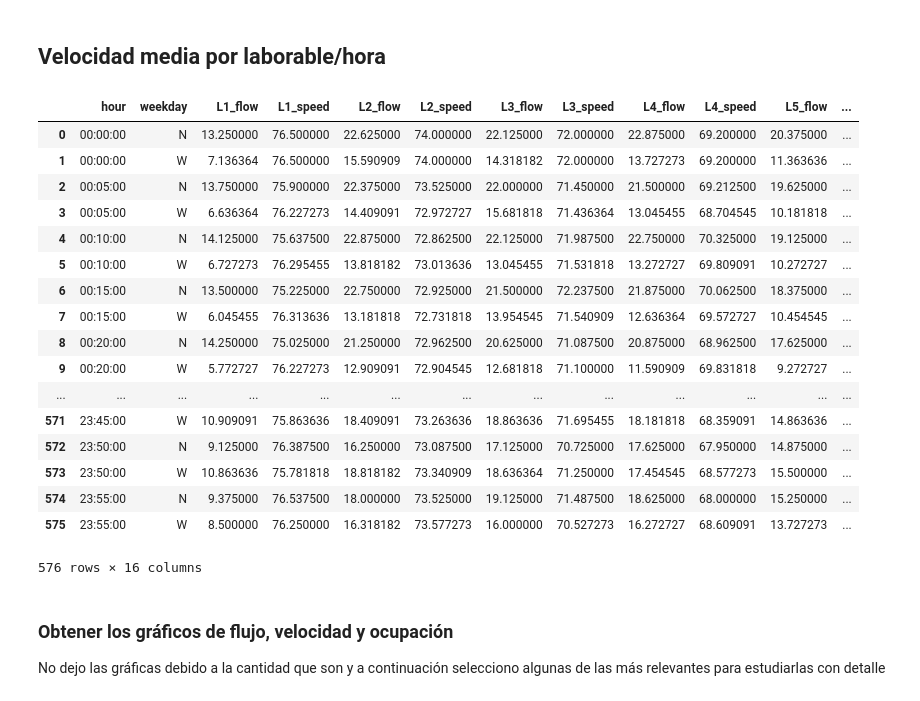
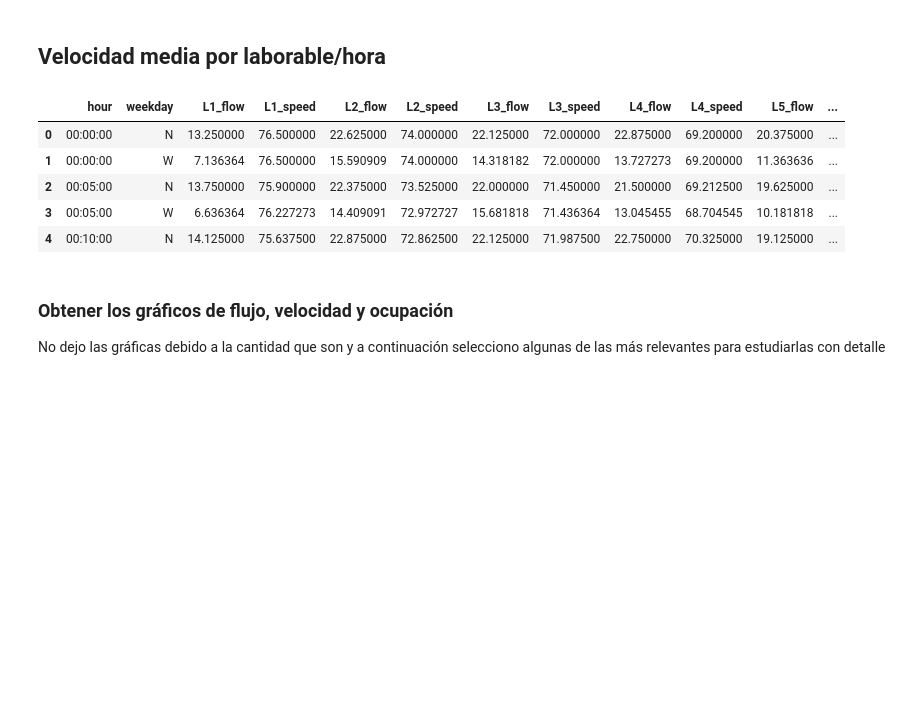
Before and after one commit to jjmerchante/code_for_ITS, a Jupyter notebook: code/accidentes_vs_trafico.ipynb, the cells around one changed output. Drawn from its saved outputs; the diff is of its cells as text; code cells hidden in the pictures; blank space fills up the shorter version.

```diff
--- a/code/accidentes_vs_trafico.ipynb
+++ b/code/accidentes_vs_trafico.ipynb
@@ -183,29 +148,17 @@ occ_mean
 # %%
 #dayweekdict = {0: 'L', 1: 'M', 2: 'X', 3: 'J', 4: 'V', 5: 'S', 6: 'D'}
 dayweekdict = {0: 'W', 1: 'W', 2: 'W', 3: 'W', 4: 'W', 5: 'N', 6: 'N'}
 speed['weekday'] = speed.date.map(lambda d: dayweekdict[d.weekday()])
 speed['hour'] = speed.date.map(lambda d: datetime.time(d.hour, d.minute))
 speed_mean = speed.groupby(['hour', 'weekday'], as_index=False).mean()
-speed_mean
+speed_mean.head()
 # %% [output]
 |  | hour | weekday | L1_flow | L1_speed | L2_flow | L2_speed | L3_flow | L3_speed | L4_flow | L4_speed | L5_flow | ... |
 | 0 | 00:00:00 | N | 13.250000 | 76.500000 | 22.625000 | 74.000000 | 22.125000 | 72.000000 | 22.875000 | 69.200000 | 20.375000 | ... |
 | 1 | 00:00:00 | W | 7.136364 | 76.500000 | 15.590909 | 74.000000 | 14.318182 | 72.000000 | 13.727273 | 69.200000 | 11.363636 | ... |
 | 2 | 00:05:00 | N | 13.750000 | 75.900000 | 22.375000 | 73.525000 | 22.000000 | 71.450000 | 21.500000 | 69.212500 | 19.625000 | ... |
 | 3 | 00:05:00 | W | 6.636364 | 76.227273 | 14.409091 | 72.972727 | 15.681818 | 71.436364 | 13.045455 | 68.704545 | 10.181818 | ... |
 | 4 | 00:10:00 | N | 14.125000 | 75.637500 | 22.875000 | 72.862500 | 22.125000 | 71.987500 | 22.750000 | 70.325000 | 19.125000 | ... |
-| 5 | 00:10:00 | W | 6.727273 | 76.295455 | 13.818182 | 73.013636 | 13.045455 | 71.531818 | 13.272727 | 69.809091 | 10.272727 | ... |
-| 6 | 00:15:00 | N | 13.500000 | 75.225000 | 22.750000 | 72.925000 | 21.500000 | 72.237500 | 21.875000 | 70.062500 | 18.375000 | ... |
-| 7 | 00:15:00 | W | 6.045455 | 76.313636 | 13.181818 | 72.731818 | 13.954545 | 71.540909 | 12.636364 | 69.572727 | 10.454545 | ... |
-| 8 | 00:20:00 | N | 14.250000 | 75.025000 | 21.250000 | 72.962500 | 20.625000 | 71.087500 | 20.875000 | 68.962500 | 17.625000 | ... |
-| 9 | 00:20:00 | W | 5.772727 | 76.227273 | 12.909091 | 72.904545 | 12.681818 | 71.100000 | 11.590909 | 69.831818 | 9.272727 | ... |
-| ... | ... | ... | ... | ... | ... | ... | ... | ... | ... | ... | ... | ... |
-| 571 | 23:45:00 | W | 10.909091 | 75.863636 | 18.409091 | 73.263636 | 18.863636 | 71.695455 | 18.181818 | 68.359091 | 14.863636 | ... |
-| 572 | 23:50:00 | N | 9.125000 | 76.387500 | 16.250000 | 73.087500 | 17.125000 | 70.725000 | 17.625000 | 67.950000 | 14.875000 | ... |
-| 573 | 23:50:00 | W | 10.863636 | 75.781818 | 18.818182 | 73.340909 | 18.636364 | 71.250000 | 17.454545 | 68.577273 | 15.500000 | ... |
-| 574 | 23:55:00 | N | 9.375000 | 76.537500 | 18.000000 | 73.525000 | 19.125000 | 71.487500 | 18.625000 | 68.000000 | 15.250000 | ... |
-| 575 | 23:55:00 | W | 8.500000 | 76.250000 | 16.318182 | 73.577273 | 16.000000 | 70.527273 | 16.272727 | 68.609091 | 13.727273 | ... |
-576 rows × 16 columns
 # %% [markdown]
 ### Obtener los gráficos de flujo, velocidad y ocupación
 No dejo las gráficas debido a la cantidad que son y a continuación selecciono algunas de las más relevantes para estudiarlas con detalle
```
Also changed, not shown: parts of 10 cells of this notebook.
